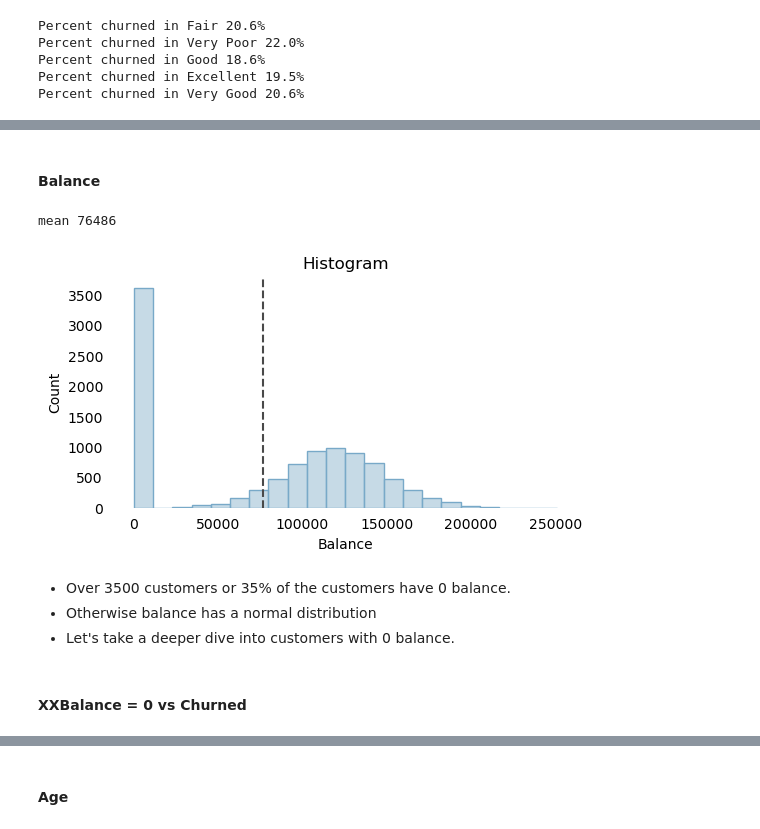
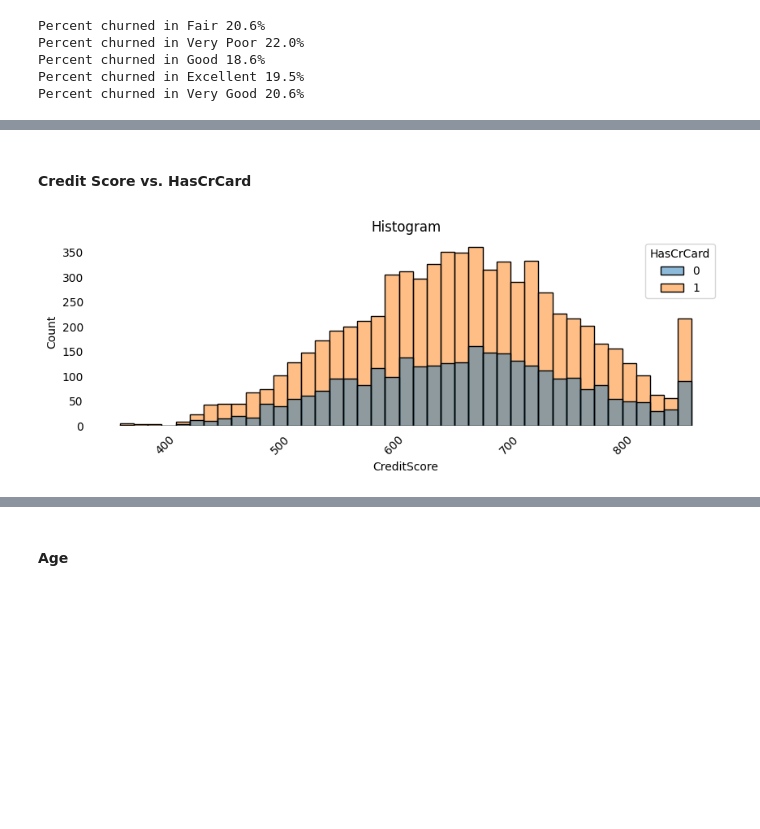
Before and after one commit to aprilhong/bankchurn, a Jupyter notebook: bank_churn_notebook.ipynb, the cells around one changed output, grey strips where cells are left out. Drawn from its saved outputs; the diff is of its cells as text; code cells hidden in the pictures; blank space fills up the shorter version.

```diff
--- a/bank_churn_notebook.ipynb
+++ b/bank_churn_notebook.ipynb
@@ -366,27 +318,15 @@ Based on this calculation, improvement efforts should be carried out in Germany
-# %% [markdown]
-#### Balance
+# %% [markdown]
+#### Credit Score vs. HasCrCard
 # %%
-# Assign variable to x
-x = 'Balance'
+
 
 # Plot Histogram
-fig = plt.figure(figsize=(6,3))
-ax = sns.histplot(x=df[x], color='#b3cede', edgecolor='#78a9c8')
+fig = plt.figure(figsize=(10,3))
+ax = sns.histplot(x=df['CreditScore'],hue=df['HasCrCard'])
 ax.tick_params(left=False, bottom=False) # Remove ticks
 sns.despine(left=True, bottom=True) # Remove borders borders
 plt.title('Histogram')
-
-#Calculate and display mean
-mean = df[x].mean()
-print('mean',f'{mean:.0f}')
-plt.axvline(mean, color='#494949', linestyle='--')
+plt.xticks(rotation=45, ha='right')
 None
 # %% [output]
-mean 76486
-[figure, old version]
+[figure, new version]
-# %% [markdown]
-- Over 3500 customers or 35% of the customers have 0 balance.
-- Otherwise balance has a normal distribution
-- Let's take a deeper dive into customers with 0 balance.
-# %% [markdown]
-#### XXBalance = 0 vs Churned
```
Also changed, not shown: parts of 111 cells of this notebook.
